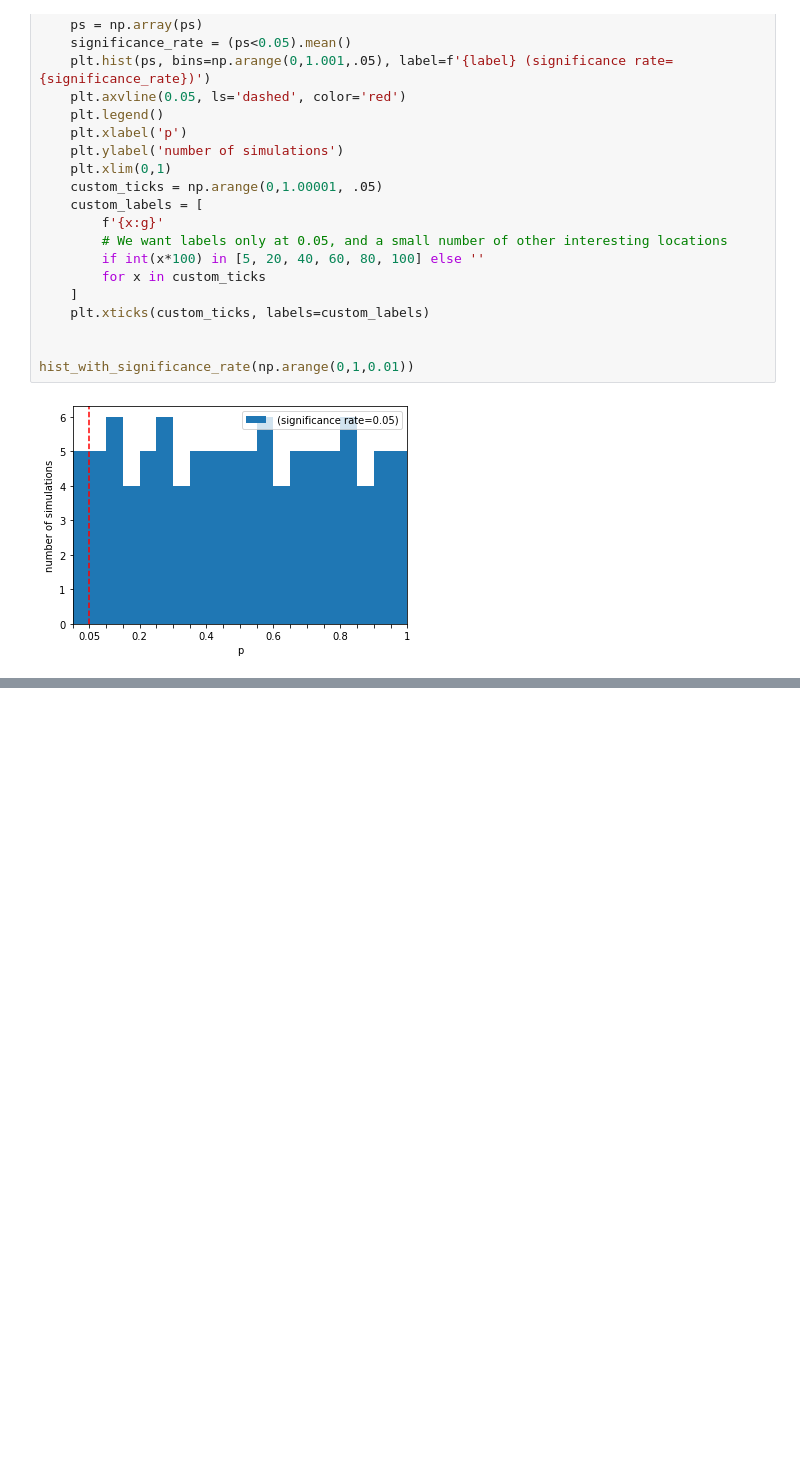
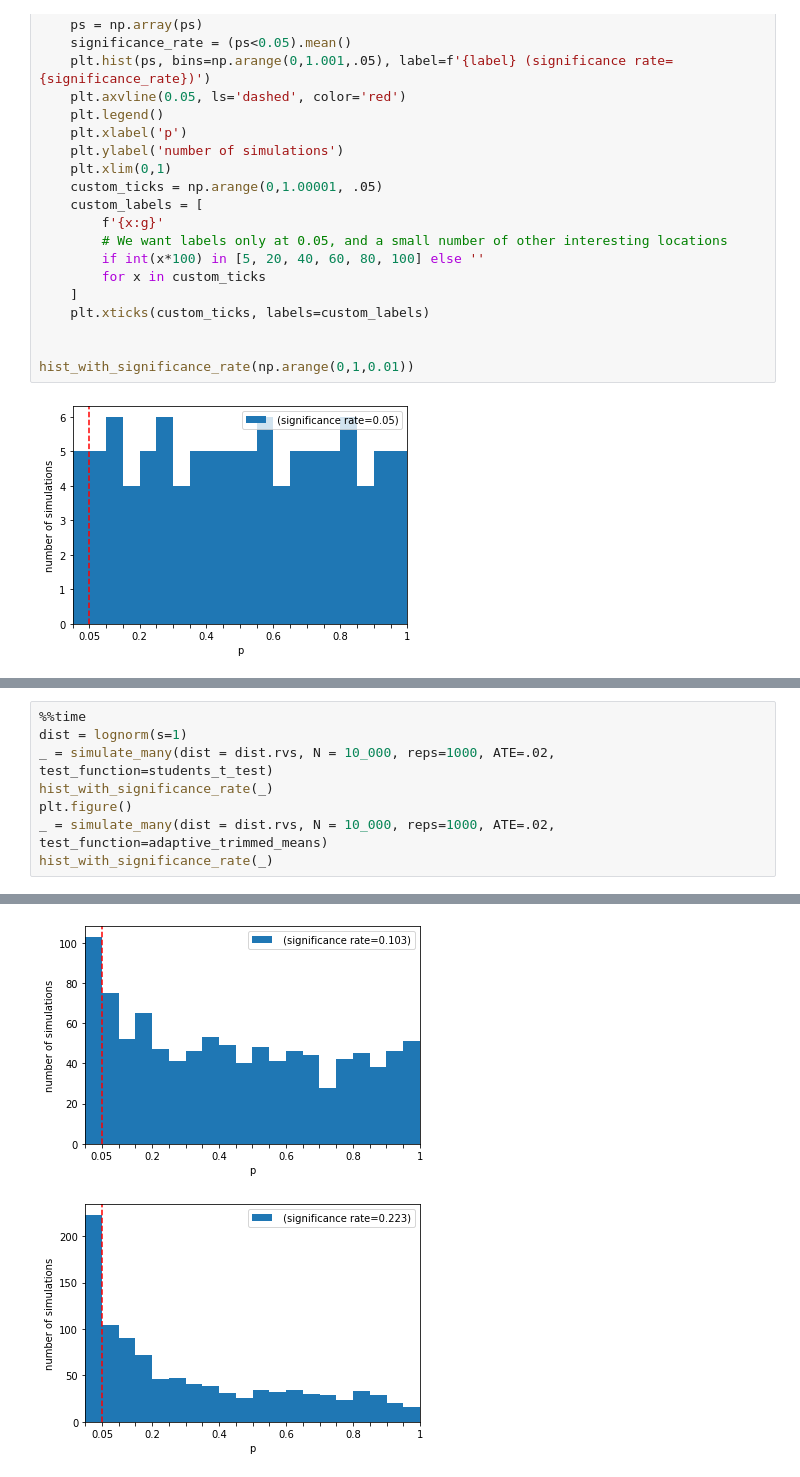
Before and after one commit to aaronmcdaid/aaronmcdaid.github.io, a Jupyter notebook: notebooks/t-test can be dangeriously low on power.ipynb, the cells around one changed output, grey strips where cells are left out. Drawn from its saved outputs; the diff is of its cells as text; blank space fills up the shorter version.

```diff
--- a/notebooks/t-test can be dangeriously low on power.ipynb
+++ b/notebooks/t-test can be dangeriously low on power.ipynb
@@ -78,0 +170,9 @@ in your AB test, the t-test is less likely to catch up.
+# %%
+%%time
+dist = lognorm(s=1)
+_ = simulate_many(dist = dist.rvs, N = 10_000, reps=1000, ATE=.02, test_function=students_t_test)
+hist_with_significance_rate(_)
+plt.figure()
+_ = simulate_many(dist = dist.rvs, N = 10_000, reps=1000, ATE=.02, test_function=adaptive_trimmed_means)
+hist_with_significance_rate(_)
+# %% [output]
@@ -79,2 +181,4 @@ in your AB test, the t-test is less likely to catch up.
+[figure, added]
+[figure, added]
 # %%
 %%time
```
Also changed, not shown: parts of 17 cells of this notebook.
